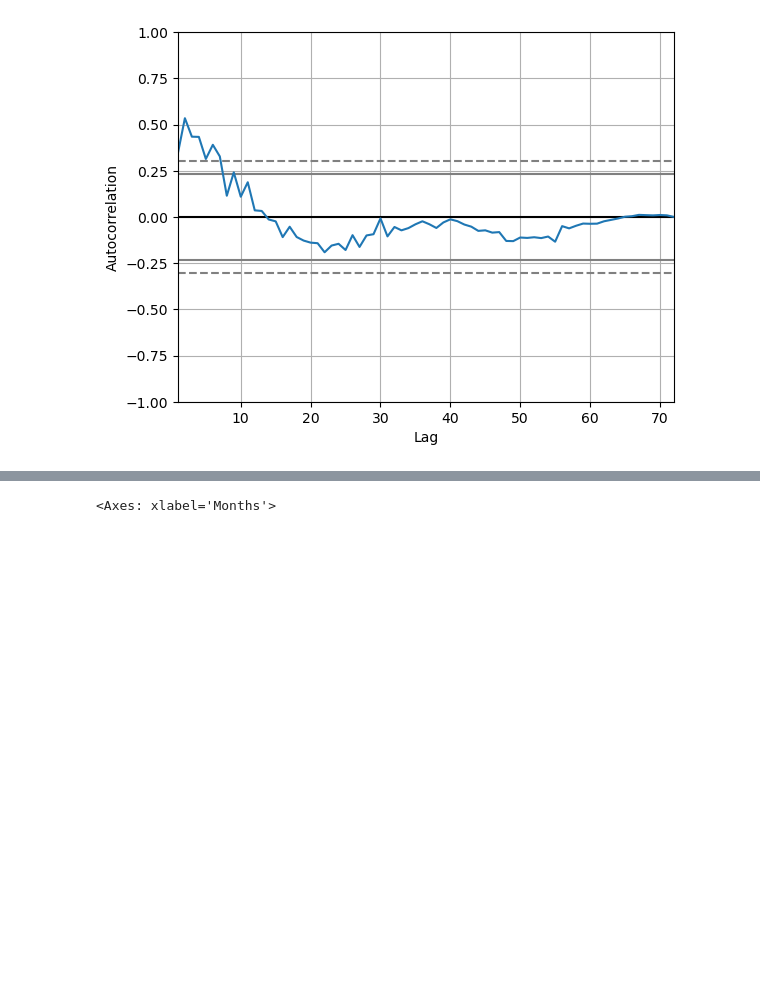
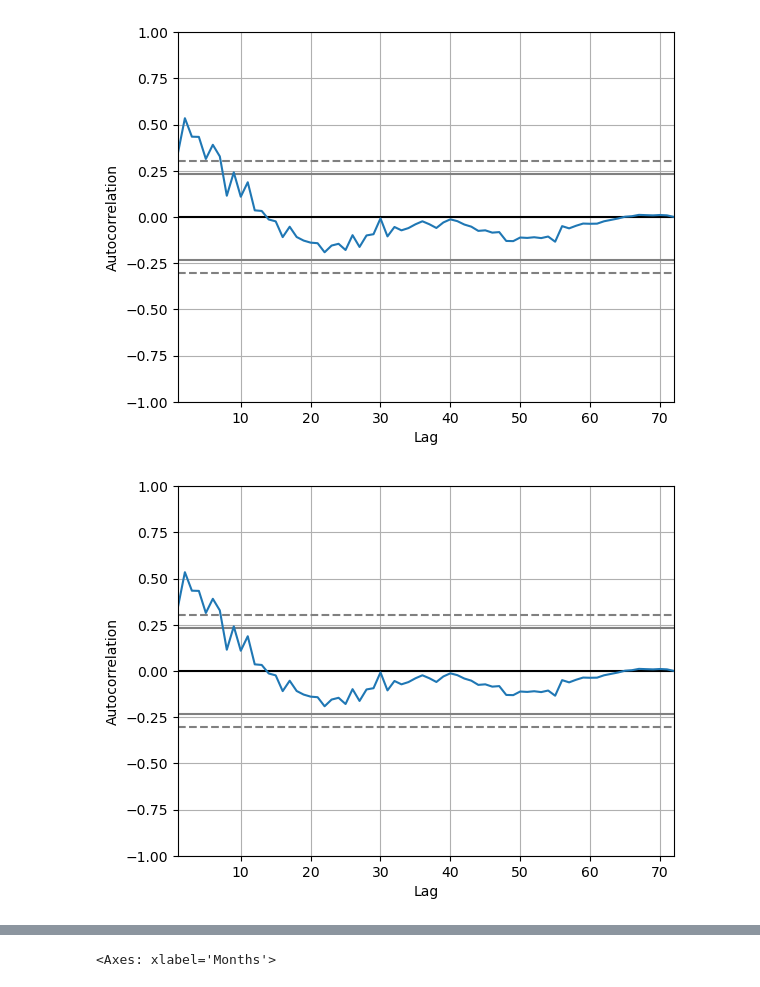
Before and after one commit to Veekits/ARIMA-model-for-Time-Series, a Jupyter notebook: ARIMA Model for Nouba 46 (Differencing).ipynb, the cells around one changed output, grey strips where cells are left out. Cells and saved outputs as stored; diff of their text form; code cells hidden in the pictures; blank space fills up the shorter version.

```diff
--- a/ARIMA Model for Nouba 46 (Differencing).ipynb
+++ b/ARIMA Model for Nouba 46 (Differencing).ipynb
@@ -157,6 +157,12 @@ autocorrelation_plot(df['Sales'])
 plt.show()
 # %% [output]
 [figure]
+# %%
+from pandas.plotting import autocorrelation_plot
+autocorrelation_plot(df['Sales'])
+plt.show()
+# %% [output]
+[figure, added]
 # %%
 from statsmodels.graphics.tsaplots import plot_acf, plot_pacf
 import statsmodels.api as sm
```
Also changed, not shown: parts of 11 cells of this notebook.
